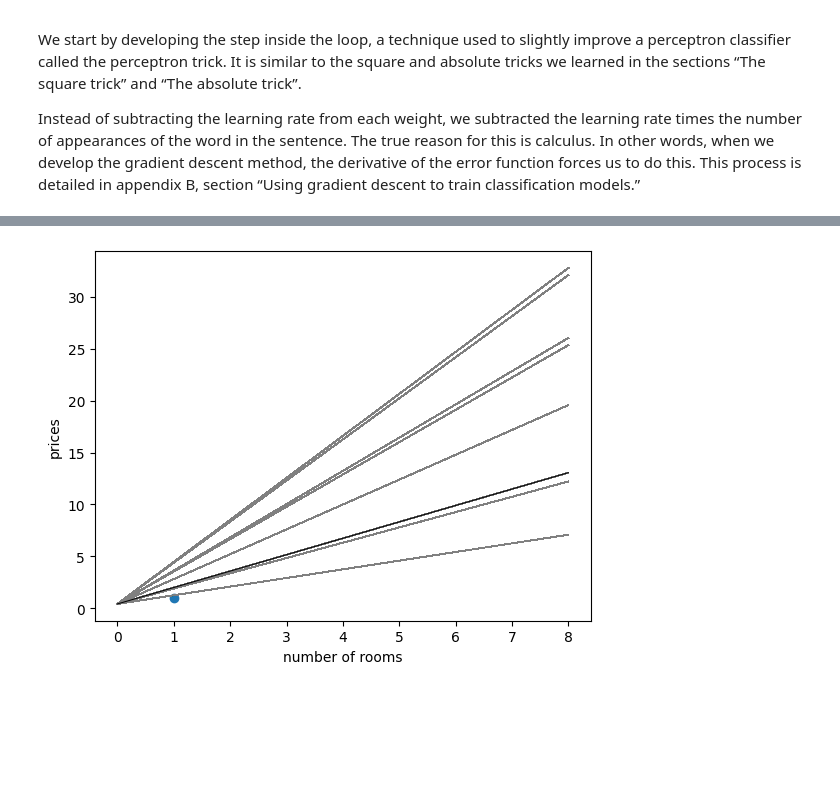
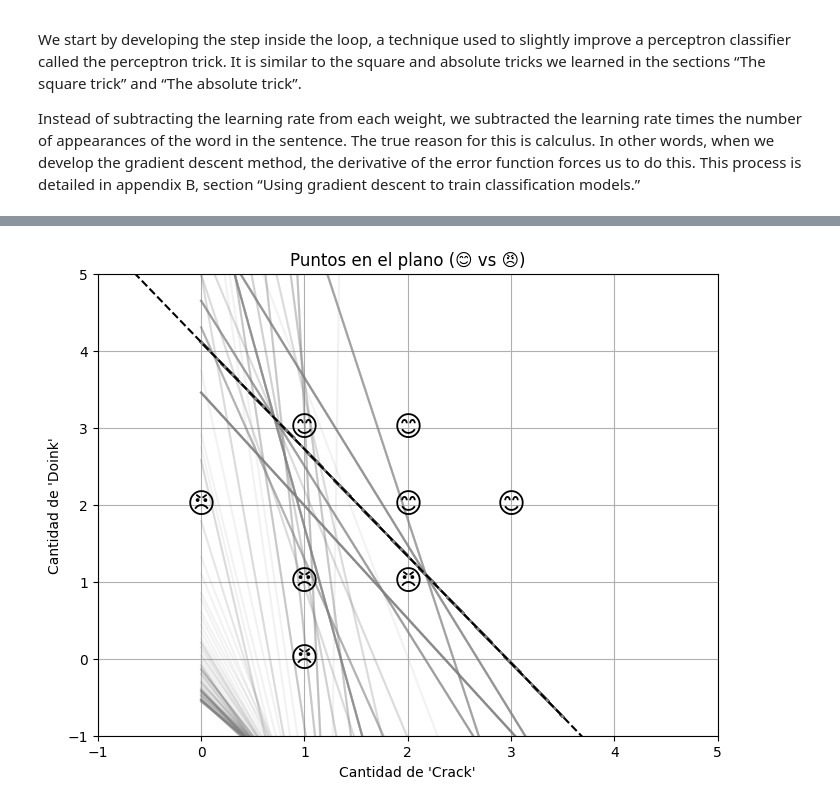
Before and after one commit to albertbolanoss/supervised-machine-learning, a Jupyter notebook: notebooks/models/classification/1.0_perceptron_model.ipynb, the cells around one changed output, grey strips where cells are left out. Cells and saved outputs as stored; diff of their text form; code cells hidden in the pictures; blank space fills up the shorter version.

Commit message:
Perceptron algoritm

```diff
--- a/notebooks/models/classification/1.0_perceptron_model.ipynb
+++ b/notebooks/models/classification/1.0_perceptron_model.ipynb
@@ -223,67 +218,43 @@ def plot_points(features, labels):
-# %%
-def perceptron_trick(a, b, c, x1, x2, y, learning_rate):
-
-    y_predict = 1 if (a * x1 + b * x2 - c) >= 0 else 0
-
-    a_predict = a
-    b_predict = b
-    c_predict = c
-
-    if y_predict == 1 and y == 0:
-        a_predict = a - learning_rate * x1
-        b_predict = b - learning_rate * x2
-        c_predict = c - learning_rate
-    elif y_predict == 0 and y == 1:
-        a_predict = a + learning_rate * x1
-        b_predict = b + learning_rate * x2
-        c_predict = c + learning_rate
-
-    return a_predict, b_predict, c_predict
 # %%
 import random
 import re
+import pandas as pd
+from matplotlib import pyplot as plt
 
 random.seed(0)
+
+def perceptron_trick(a, b, c, x1, x2, y, learning_rate=0.01):
+    # predicción
+    y_pred = a * x1 + b * x2 + c
+    if y * y_pred <= 0:  # si se clasifica mal
+        a += learning_rate * y * x1
+        b += learning_rate * y * x2
+        c += learning_rate * y
+    return a, b, c
 
 def perceptron(features, labels, learning_rate=0.01, epochs = 1000):
     a = random.random()
     b = random.random()
     c = random.random()
-
-    c_predict = 0
-    m_predict = 0
-
-
+    history = [(a, b, c)]
 
     for epoch in range(epochs):
         i = random.randint(0, len(features)-1)
         x1 = features[i][0]
         x2 = features[i][1]
-        y = labels[i]
+        y = 1 if labels[i] == 1 else -1  # convertir 0 a -1 para el perceptrón clásico
 
-        a_predict, b_predict, c_predict = perceptron_trick(a, b, c, x1, x2, y, learning_rate=learning_rate)
-        m_predict = a_predict * x1 + b_predict * x2
+        a, b, c = perceptron_trick(a, b, c, x1, x2, y, learning_rate=learning_rate)
+        history.append((a, b, c))
 
-        # Uncomment any of the following lines to plot different epochs
-        #if epoch == 1:
-        #if epoch <= 10:
-        #if epoch <= 50:
-        #if epoch > 50:
-        if True:
-            draw_line(m_predict, c_predict, starting=0, ending=8)
+    return a, b, c, history
 
-    draw_line(m_predict, c_predict, 'black', starting=0, ending=8)
-    plot_points(x1, x2)
-
-    return  a_predict, b_predict, c_predict
-
+# Datos
 alien_language = pd.DataFrame({
     'Sentence': ['Crack!', 'Doink doink!', 'Crack doink!', 'Crack doink crack!', 'Doink crack doink doink!', 'Crack doink doink crack!', 'Doink doink crack crack crack!', 'Crack doink doink crack doink!'],
     'Crack': [1, 0, 1, 2, 1, 2, 3, 2],
     'Doink': [0, 2, 1, 1, 3, 2, 2, 3],
 })
-
-
 
 def count_word(sentence, word):
     return len(re.findall(rf'\b{word}\b', sentence.lower()))
@@ -294,12 +265,43 @@ data = pd.DataFrame({
     'y': [0, 0, 0, 0, 1, 1, 1, 1]
 })
 
+# Graficar los puntos
+plt.figure(figsize=(8, 6))
+for x1, x2, y in zip(data['x1'], data['x2'], data['y']):
+    if y == 1:
+        plt.text(x1, x2, "😊", fontsize=20, ha='center', va='center')
+    else:
+        plt.text(x1, x2, "😠", fontsize=20, ha='center', va='center')
+
+# Entrenar perceptrón
+features = data[['x1', 'x2']].values
+labels = data['y'].values
+a, b, c, history = perceptron(features, labels, learning_rate=0.01, epochs=1000)
+print(f"Final weights: a={a}, b={b}, c={c}")
 
 
-features = data[['x1', 'x2']].values
-labels = data['y'].values
+for a_i, b_i, c_i in history[:-1]:  # Excluye la final
+    if abs(b_i) > 1e-6:
+        y_vals = [-(a_i * x + c_i) / b_i for x in x_vals]
+        plt.plot(x_vals, y_vals, color='gray', alpha=0.1)
+
+x_vals = [min(data['x1']) - 1, max(data['x1']) + 1]
+y_vals = [-(a * x + c) / b for x in x_vals]
+plt.plot(x_vals, y_vals, 'k--', label="Línea de decisión")
 
 
-a, b, c = perceptron(features, labels, learning_rate=0.01, epochs=1000)
-print(f"Final weights: a={a}, b={b}, c={c}")
+plt.xlim(-1, max(data['x1']) + 2)
+plt.ylim(-1, max(data['x2']) + 2)
+plt.xlabel("Cantidad de 'Crack'")
+plt.ylabel("Cantidad de 'Doink'")
+plt.grid(True)
+plt.title("Puntos en el plano (😊 vs 😠)")
+plt.show()
+
+
+y = a * 0 + b * 0 + c
+if y >= 0:
+    print("La frase 'Crack doink doink crack doink!' es feliz 😊")
+else:
+    print("La frase 'Crack doink doink crack doink!' es triste 😠")
 # %% [output]
@@ -307 +309 @@ Final weights: a=0.8344218515250481, b=0.7479544029403025, c=0.410571580830845
-[figure, old version]
+[figure, new version]
```
Also changed, not shown: parts of 4 cells of this notebook.
